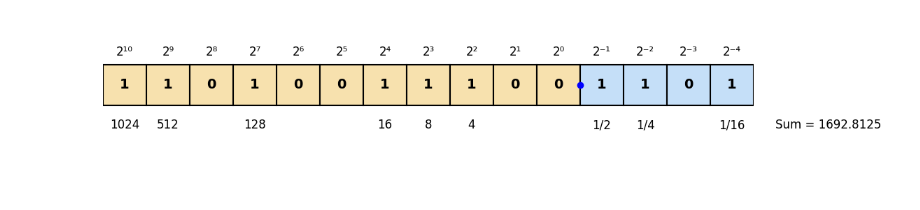
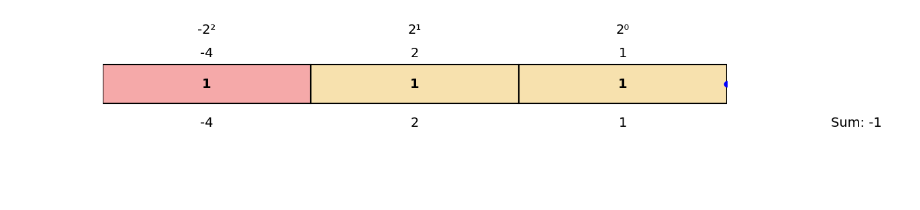
Before and after one commit to EwoutBergsma/Fixed_Point_Visualizer, a Jupyter notebook: Visualize_Fixed_Point.ipynb, the cells around one changed output. Saved outputs shown, nothing was run; the diff lists cells and outputs as text; code cells hidden in the pictures.

Commit message:
added twos complement funcionality

```diff
--- a/Visualize_Fixed_Point.ipynb
+++ b/Visualize_Fixed_Point.ipynb
@@ -3,20 +3,12 @@ import matplotlib.pyplot as plt
 import numpy as np
 import warnings
 
-def plot_fixed_point(binary_str, plot_power_label=True, plot_decimal=True, plot_answer=True):
-    """
-    Plots the fixed-point binary representation.
-    :param binary_str: String representation of binary number (e.g., '11010011.1001101')
-    :param plot_power_label: Boolean flag to plot power of two labels above bits.
-    :param plot_decimal: Boolean flag to plot decimal equivalent values above bits.
-    :param plot_answer: Boolean flag to show sum of active binary values.
-    """
+def plot_fixed_point(binary_str, plot_power_label=True, plot_decimal=True, plot_answer=True, twos_complement=False):
     if '.' in binary_str:
         binary_str_split = binary_str.split('.')
         int_bits = len(binary_str_split[0])
         frac_bits = len(binary_str_split[1])
     else:
-        # Warn if no decimal point is found
         warnings.warn("No decimal point found in binary string. Assuming integer format.")
         int_bits = len(binary_str)
         frac_bits = 0
@@ -24,69 +16,70 @@ def plot_fixed_point(binary_str, plot_power_label=True, plot_decimal=True, plot_
     bits = list(binary_str.replace('.', ''))
     total_bits = int_bits + frac_bits
 
-    # Define superscript numbers for proper formatting
     superscripts = {"0": "⁰", "1": "¹", "2": "²", "3": "³", "4": "⁴", "5": "⁵", "6": "⁶", "7": "⁷", "8": "⁸", "9": "⁹", "-": "⁻"}
 
     def to_superscript(num):
         return "".join(superscripts[d] for d in str(num))
 
-    # Define positions and labels
     positions = np.arange(int_bits - 1, -frac_bits - 1, -1)
     labels = [f"2{to_superscript(p)}" for p in positions]
     decimal_values = [2**p if p >= 0 else 1/(2**abs(p)) for p in positions]
 
-    # Compute sum of active binary values
+    if twos_complement:
+        labels[0] = f"-2{to_superscript(int_bits - 1)}"
+        decimal_values[0] = -decimal_values[0]
+
     selected_values = [decimal_values[i] if bits[i] == '1' else 0 for i in range(total_bits)]
     total_sum = sum(selected_values)
 
-    # Convert fractional values to strings for display
-    display_values = [str(int(v)) if v >= 1 else f"1/{int(1/v)}" for v in decimal_values]
+    # Convert decimal values for correct representation
+    display_values = [f"{int(v)}" if v >= 1 else f"1/{int(1/v)}" for v in decimal_values]
+
+    # Fix MSB (most significant bit) display in two’s complement mode
+    if twos_complement:
+        display_values[0] = str(int(decimal_values[0]))  # Ensure correct negative value instead of "1/0"
+
     selected_display_values = [display_values[i] if bits[i] == '1' else "" for i in range(total_bits)]
 
-    # Color coding for integer and fractional parts
-    int_part_color = '#F7E1AE'  # Light yellow
-    frac_part_color = '#C5DFF8'  # Light blue
-    colors = [int_part_color if i < int_bits else frac_part_color for i in range(total_bits)]
+    int_part_color = '#F7E1AE'
+    frac_part_color = '#C5DFF8'
+    sign_bit_color = '#F5A9A9'
+
+    colors = [sign_bit_color if (twos_complement and i == 0) else int_part_color if i < int_bits else frac_part_color for i in range(total_bits)]
 
     fig, ax = plt.subplots(figsize=(12, 3))
     ax.set_xlim(-0.5, total_bits - 0.5)
     ax.set_ylim(-2.5, 1.5)
     ax.set_xticks(range(total_bits))
-    ax.set_xticklabels(["" for _ in range(total_bits)])  # Hide x-axis labels
+    ax.set_xticklabels(["" for _ in range(total_bits)])
 
-    # Draw boxes
     for i in range(total_bits):
         ax.add_patch(plt.Rectangle((i - 0.5, -0.5), 1, 1, facecolor=colors[i], edgecolor='black', linewidth=1.5))
         ax.text(i, 0, bits[i], ha='center', va='center', fontsize=14, fontweight='bold')
 
-    # Conditionally add power labels above each bit
     if plot_power_label:
         for i, label in enumerate(labels):
-            height = 1.4 if plot_decimal else 0.8  # Adjust height based on decimal label presence
-            ax.text(i, height, label, ha='center', va='center', fontsize=12)
+            height = 1.4 if plot_decimal else 0.8
+            ax.text(i, height, label, ha='center', va='center', fontsize=14)
 
-    # Conditionally add decimal equivalent labels above each bit
     if plot_decimal:
         for i, dec_val in enumerate(display_values):
-            ax.text(i, 0.8, dec_val, ha='center', va='center', fontsize=12)
+            ax.text(i, 0.8, dec_val, ha='center', va='center', fontsize=14)
 
     if plot_answer:
-        # Add selected decimal values below bits where binary is 1
         for i, val in enumerate(selected_display_values):
             if val:
-                ax.text(i, -1, val, ha='center', va='center', fontsize=12)
-        # Conditionally display total sum on the right
-        ax.text(total_bits, -1, f"Sum = {total_sum}", ha='left', va='center', fontsize=12)
+                ax.text(i, -1, val, ha='center', va='center', fontsize=14)
+        ax.text(total_bits, -1, f"Sum: {total_sum}", ha='left', va='center', fontsize=14)
 
-    # Add a single decimal point indicator
     decimal_position = int_bits
-    ax.plot([decimal_position - 0.5], [0], 'bo', markersize=6)  # Blue dot for decimal
+    ax.plot([decimal_position - 0.5], [0], 'bo', markersize=6)
 
     ax.axis('off')
     plt.show()
 
 # Example Usage
-binary_representation = "11010011100.1101"  # Example 8-bit integer, 7-bit fraction
-plot_fixed_point(binary_representation, True, False, True)
+binary_representation = "111."  # 3-bit two’s complement (expected output: -4)
+plot_fixed_point(binary_representation, True, True, True, twos_complement=True)
 # %% [output]
-[figure, old version]
+[figure, new version]
```
Also changed, not shown: parts of 2 cells of this notebook.
